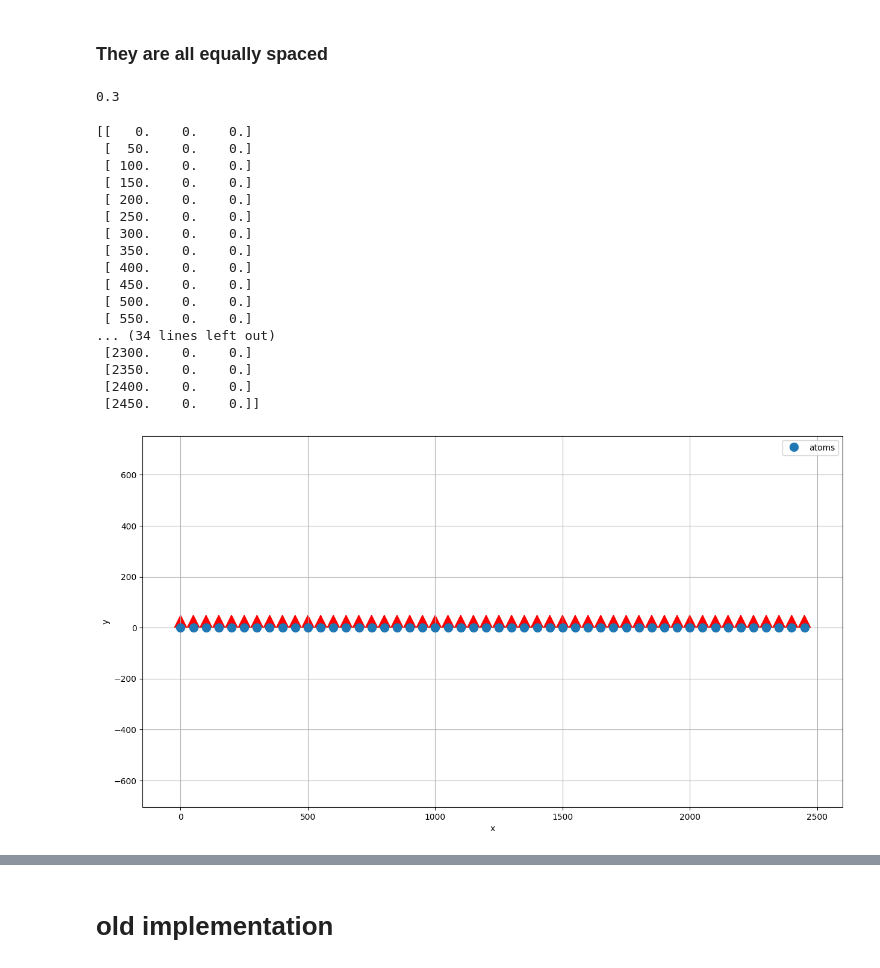
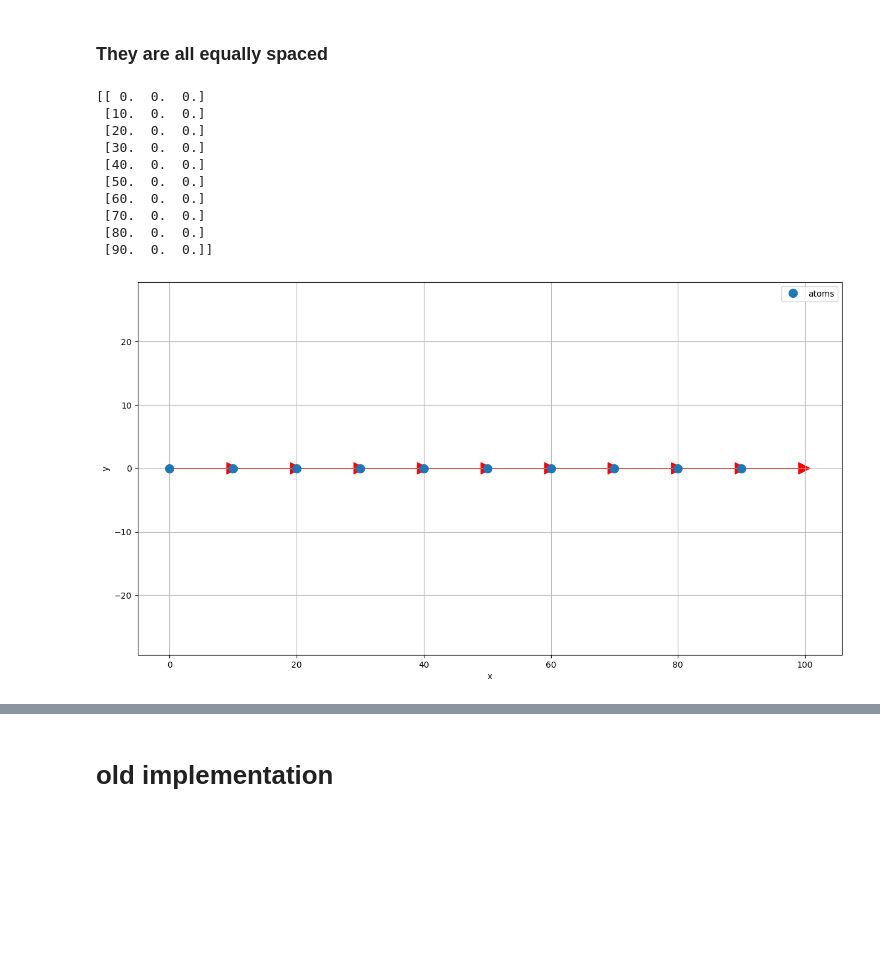
Before and after one commit to LBPhysics/GIT_Code_BA, a Jupyter notebook: Continuation/Qutip/Chain.ipynb, the cells around one changed output, grey strips where cells are left out. Saved outputs shown, nothing was run; the diff lists cells and outputs as text; code cells hidden in the pictures; blank space fills up the shorter version.

```diff
--- a/Continuation/Qutip/Chain.ipynb
+++ b/Continuation/Qutip/Chain.ipynb
@@ -8,12 +8,11 @@ from qutip import *
 from matplotlib.animation import FuncAnimation
 # %%
 ########################################                 Define constants                   #############################################
-N = 50
+N = 10
 fixed_lam   = 1
 fixed_gamma = 1
 
 fixed_dist  = 0.3 * fixed_lam
-print(fixed_dist)
 fixed_phi   = 0
 
 x_0      = 0.2
@@ -30,60 +29,53 @@ t_size   = 100
 times  = np.linspace(0, t_max, t_size) * fixed_gamma
 dists  = np.linspace(x_0, x_max, x_size) * fixed_lam
 phis   = np.linspace(phi_0, phi_max, phi_size)
-# %% [output]
-0.3
 # %%
 ########################################               define the geometry                 #############################################
 def dipole_vector(phi = fixed_phi):
     """Returns the dipole vector given its orientation by angle phi."""
     dipole = np.array([np.cos(phi), np.sin(phi), 0])
     return dipole
 
-d_hats = np.array([np.array([0,0,1]) for _ in range(N)])
-
+d_hats = np.array([np.array([1, 0,0]) for _ in range(N)])
+#d_hats[0] = [1,0,0]
+#d_hats[1] = [1,0,0]
+#d_hats[2] = [1,0,0]
 def chain_positions(distance = fixed_dist, N = N):
     Pos = np.zeros((N, 3))
     for i in range(N):
         Pos[i,0] = i * distance
     return Pos
 
 positions = chain_positions(N)
 print(positions)
 
 # Find the highest x_value
 max_x = np.max(positions[:, 0])
 scale = 0.1 * max_x
 # Plot the atom positions
 fig, ax = plt.subplots(figsize=(15, 8))
 ax.plot(positions[:, 0], positions[:, 1], 'o', markersize=10, label='atoms')
 for i, position in enumerate(positions):
     ax.arrow(position[0], position[1], d_hats[i][0] * scale, d_hats[i][1] * scale,
              head_width=0.2*scale, head_length=0.2*scale, fc='r', ec='r')
 ax.set_xlabel('x')
 ax.set_ylabel('y')
 ax.grid(True)
 ax.legend()
 ax.axis('equal')
 plt.show()
 # %% [output]
-[[   0.    0.    0.]
- [  50.    0.    0.]
- [ 100.    0.    0.]
- [ 150.    0.    0.]
- [ 200.    0.    0.]
- [ 250.    0.    0.]
- [ 300.    0.    0.]
- [ 350.    0.    0.]
- [ 400.    0.    0.]
- [ 450.    0.    0.]
- [ 500.    0.    0.]
- [ 550.    0.    0.]
-... (34 lines left out)
- [2300.    0.    0.]
- [2350.    0.    0.]
- [2400.    0.    0.]
- [2450.    0.    0.]]
+[[ 0.  0.  0.]
+ [10.  0.  0.]
+ [20.  0.  0.]
+ [30.  0.  0.]
+ [40.  0.  0.]
+ [50.  0.  0.]
+ [60.  0.  0.]
+ [70.  0.  0.]
+ [80.  0.  0.]
+ [90.  0.  0.]]
-[figure, old version]
+[figure, new version]
 # %%
 ########################################             create the Hamiltonean                 #################################################
 #jetzt direkter weg zur NxN matrix mit Greentensor
```
Also changed, not shown: parts of 3 cells of this notebook, 3 other files.
